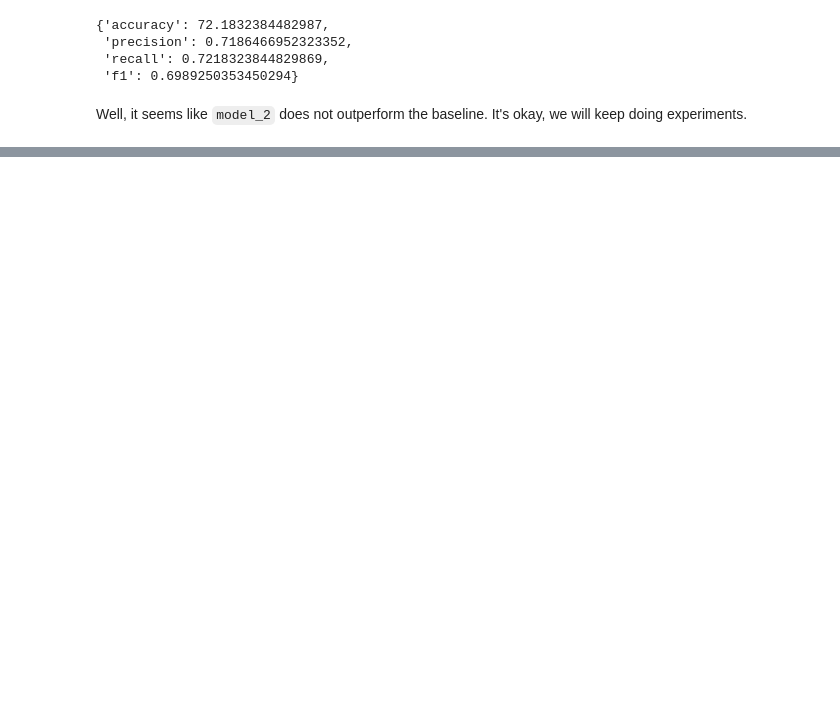
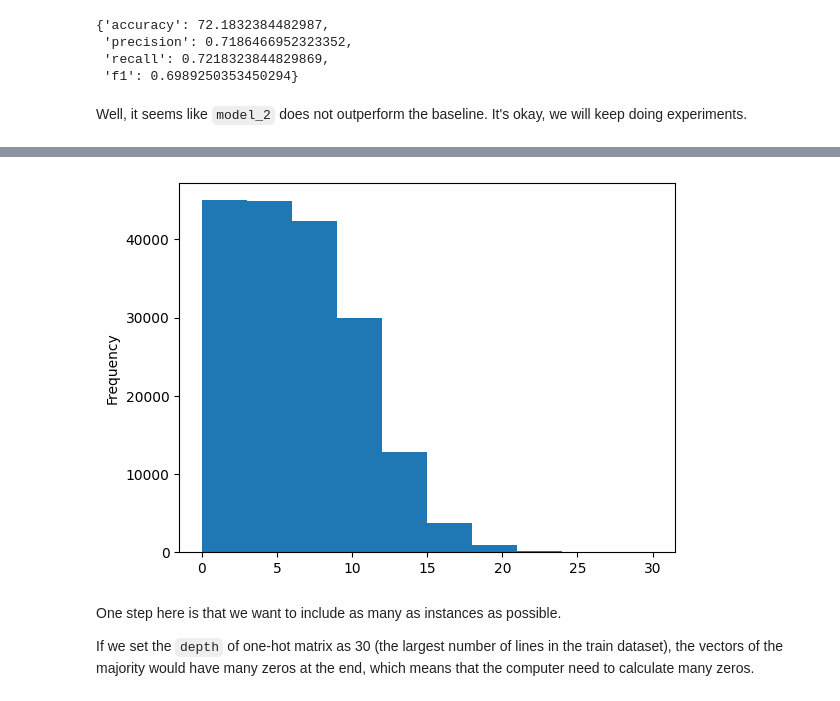
Before and after one commit to PengJuan-AI/TensorFlow_Study, a Jupyter notebook: 09_SkimLit_nlp_milestone_project.ipynb, the cells around one changed output, grey strips where cells are left out. Cells and saved outputs as stored; diff of their text form; code cells hidden in the pictures; blank space fills up the shorter version.

```diff
--- a/09_SkimLit_nlp_milestone_project.ipynb
+++ b/09_SkimLit_nlp_milestone_project.ipynb
@@ -851,0 +1326,9 @@ Well, it seems like `model_2` does not outperform the baseline. It's okay, we wi
+# %%
+# Check the distribution of line_number column
+train_df.line_number.plot.hist();
+# %% [output]
+[figure, added]
+# %% [markdown]
+One step here is that we want to include as many as instances as possible.
+
+If we set the `depth` of one-hot matrix as 30 (the largest number of lines in the train dataset), the vectors of the majority would have many zeros at the end, which means that the computer need to calculate many zeros.
```
Also changed, not shown: parts of 112 cells of this notebook.
